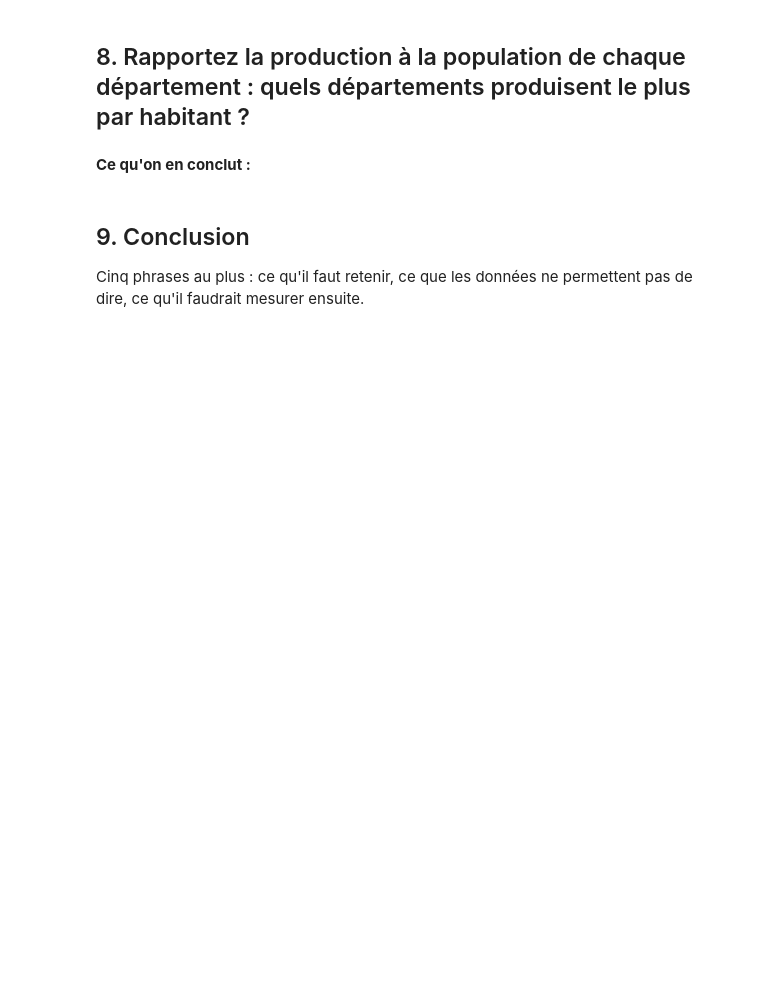
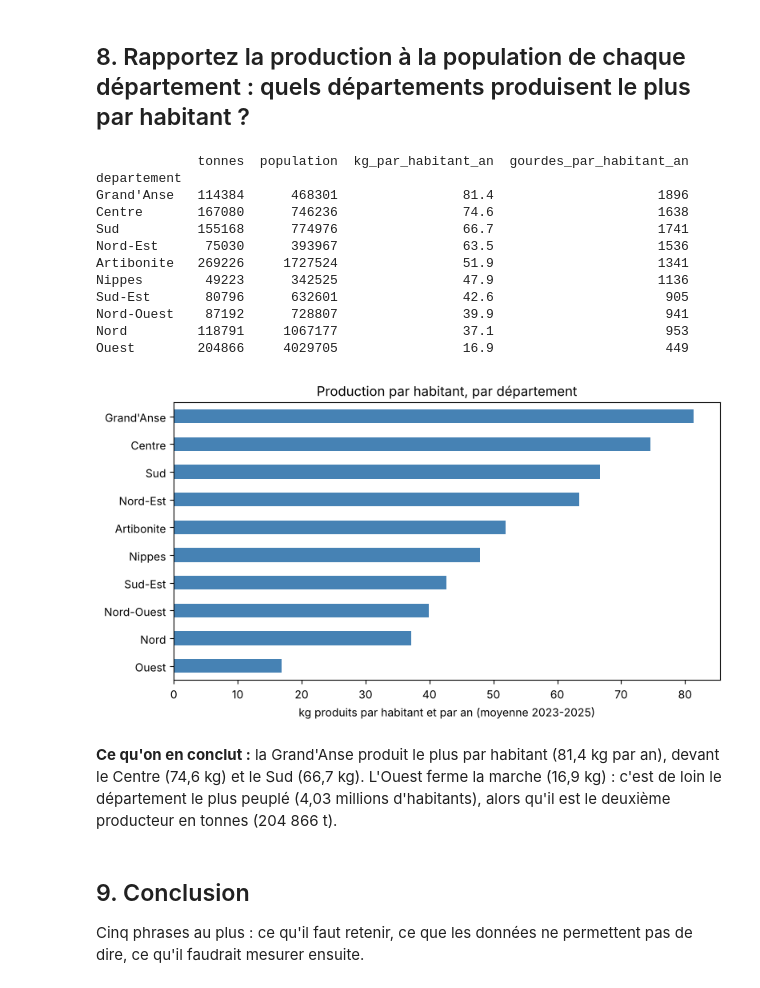
Before and after one commit to antoniodjeanpierre-hash/projet-data-recoltes, a Jupyter notebook: exploration.ipynb, the cells around one changed output. Drawn from its saved outputs; the diff is of its cells as text; code cells hidden in the pictures; blank space fills up the shorter version.

```diff
--- a/exploration.ipynb
+++ b/exploration.ipynb
@@ -398,7 +446,41 @@ Sorgho         0.79       0.91
 # %% [markdown]
 ## 8. Rapportez la production à la population de chaque département : quels départements produisent le plus par habitant ?
+# %%
+par_departement = recoltes.groupby("departement").agg(
+    tonnes=("production_t", "sum"),
+    valeur_htg=("valeur_htg", "sum"),
+    population=("population", "first"),
+)
+nb_annees = recoltes["annee"].nunique()
+par_departement["kg_par_habitant_an"] = (par_departement["tonnes"] * 1000 / par_departement["population"] / nb_annees).round(1)
+par_departement["gourdes_par_habitant_an"] = (par_departement["valeur_htg"] / par_departement["population"] / nb_annees).round().astype(int)
+
+classement = par_departement.sort_values("kg_par_habitant_an", ascending=False)
+print(classement[["tonnes", "population", "kg_par_habitant_an", "gourdes_par_habitant_an"]])
+
+fig, ax = plt.subplots(figsize=(8, 4.5))
+classement["kg_par_habitant_an"].sort_values().plot.barh(ax=ax, color="steelblue")
+ax.set_xlabel("kg produits par habitant et par an (moyenne 2023-2025)")
+ax.set_ylabel("")
+ax.set_title("Production par habitant, par département")
+fig.tight_layout()
+plt.show()
+# %% [output]
+             tonnes  population  kg_par_habitant_an  gourdes_par_habitant_an
+departement
+Grand'Anse   114384      468301                81.4                     1896
+Centre       167080      746236                74.6                     1638
+Sud          155168      774976                66.7                     1741
+Nord-Est      75030      393967                63.5                     1536
+Artibonite   269226     1727524                51.9                     1341
+Nippes        49223      342525                47.9                     1136
+Sud-Est       80796      632601                42.6                      905
+Nord-Ouest    87192      728807                39.9                      941
+Nord         118791     1067177                37.1                      953
+Ouest        204866     4029705                16.9                      449
+[figure, added]
 # %% [markdown]
-**Ce qu'on en conclut :**
+**Ce qu'on en conclut :** la Grand'Anse produit le plus par habitant (81,4 kg par an), devant le Centre (74,6 kg) et le Sud (66,7 kg). L'Ouest ferme la marche (16,9 kg) : c'est de loin le département le plus peuplé (4,03 millions d'habitants), alors qu'il est le deuxième producteur en tonnes (204 866 t).
 # %% [markdown]
 ## 9. Conclusion
 
```
Also changed, not shown: parts of 3 cells of this notebook, 1 other file.
